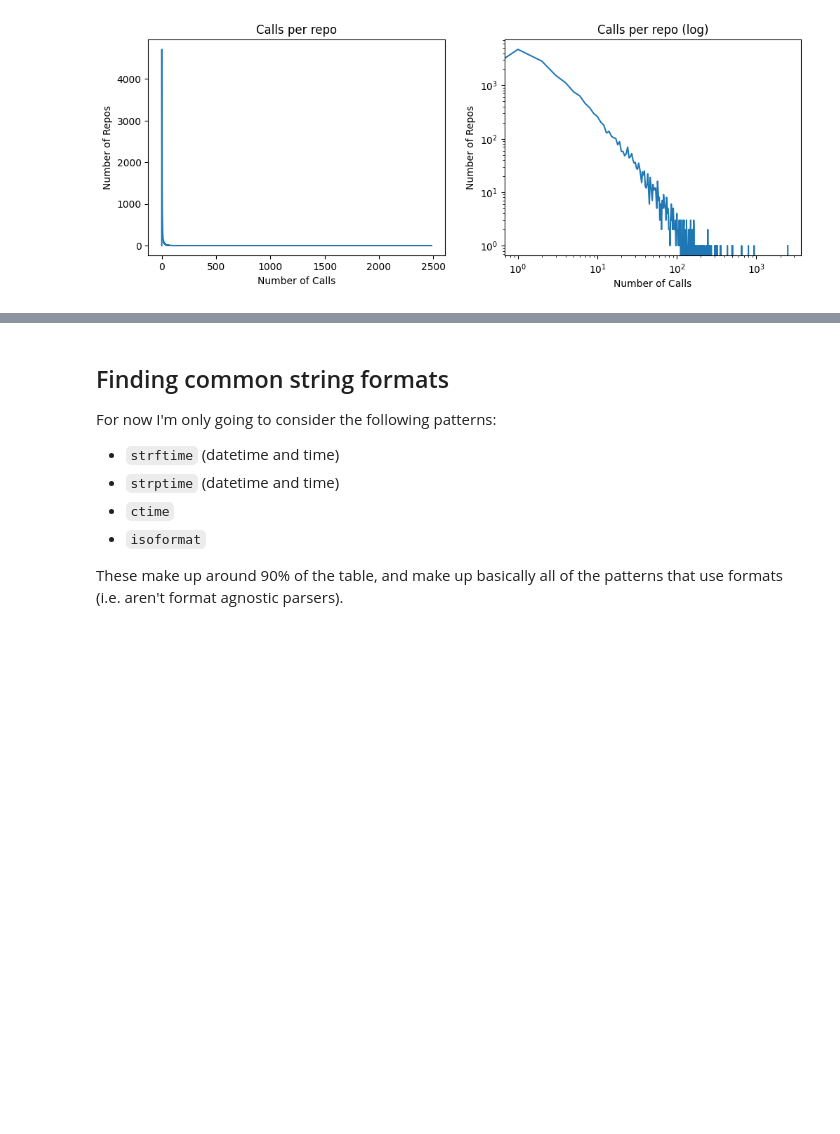
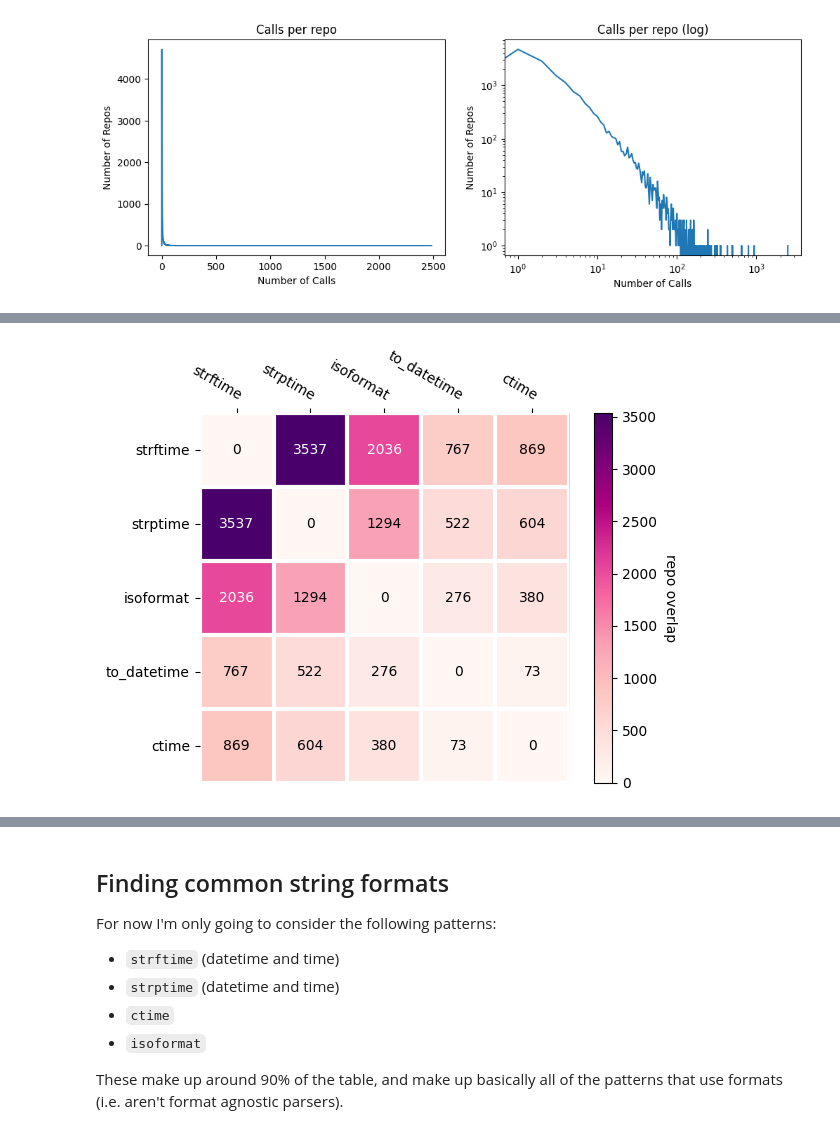
Before and after one commit to cmu-pasta/date-time, a Jupyter notebook: scripts/string_fp_analysis.ipynb, the cells around one changed output, grey strips where cells are left out. Cells and saved outputs as stored; diff of their text form; code cells hidden in the pictures; blank space fills up the shorter version.

```diff
--- a/scripts/string_fp_analysis.ipynb
+++ b/scripts/string_fp_analysis.ipynb
@@ -132,3 +288,39 @@ ax.set_yscale('log')
+# %%
+# How common are each combination of patterns
+
+# patterns, counts = np.unique(df["pattern"], return_counts=True)
+# counts, patterns = zip(*sorted(list(zip(counts, patterns)), reverse=True))
+# patterns = list(patterns)
+patterns = ["strftime", "strptime", "isoformat", "to_datetime", "ctime"]
+corr = np.zeros((len(patterns), len(patterns)))
+# corr[a][b] is the number of repos where patterns a and b both appear
+
+repopatterns = {}
+for i, row in uniques.iterrows():
+    repoid = row["owner"]+"+"+row["repo"]
+    if repoid not in repopatterns:
+        repopatterns[repoid] = set()
+    repopatterns[repoid].add(row["pattern"])
+
+for repoid in repopatterns:
+    for i,p1 in enumerate(patterns):
+        for j,p2 in enumerate(patterns):
+            if p1 in repopatterns[repoid] and p2 in repopatterns[repoid] and p1 != p2:
+                corr[i][j] += 1
+
+fig = plt.figure()
+ax = fig.add_subplot(111)
+
+im, cbar = heatmap(corr, patterns, patterns, ax=ax,
+                   cmap="RdPu", cbarlabel="repo overlap")
+texts = annotate_heatmap(im, valfmt="{x:.0f}")
+
+# fig.tight_layout()
+plt.show()
+
+# TODO: represent expected values assuming no correlation between variables
+# %% [output]
+[figure, added]
 # %%
 # What is the distribution of operations
 categories, counts = np.unique(df["operation"], return_counts=True)
```
Also changed, not shown: parts of 14 cells of this notebook.
